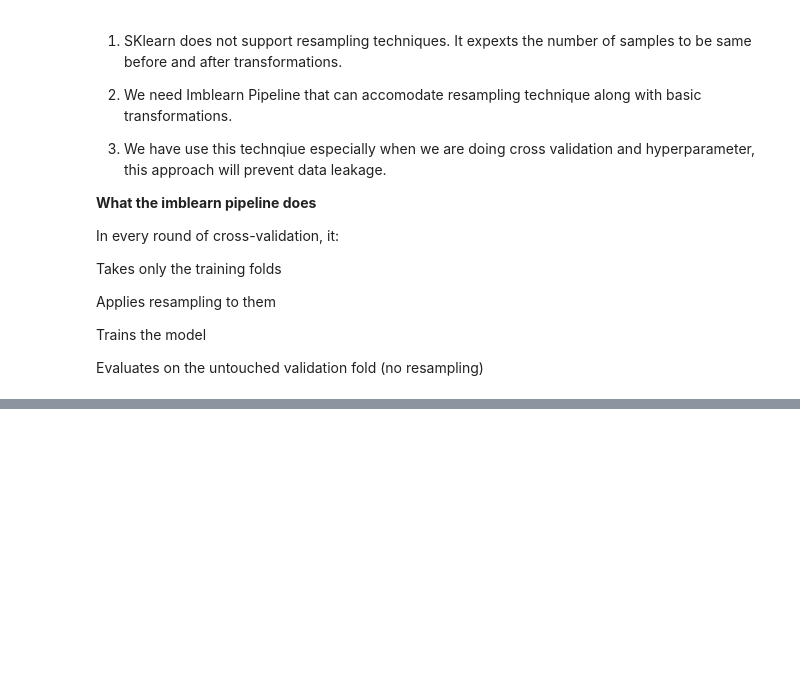
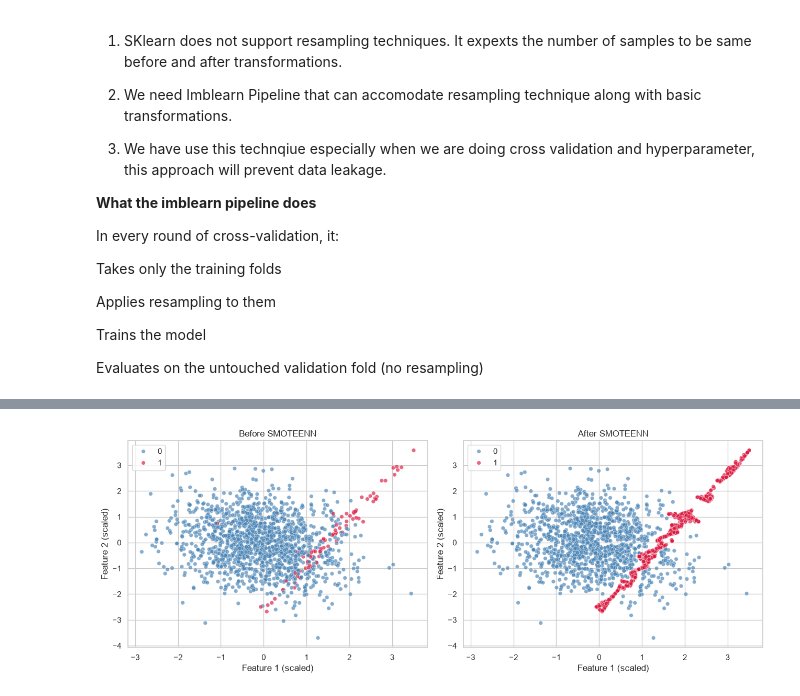
Before and after one commit to AvanindraBose/ML-Zodiac, a Jupyter notebook: ImbalancedDataset/hybrid_Sampling.ipynb, the cells around one changed output, grey strips where cells are left out. Cells and saved outputs as stored; diff of their text form; code cells hidden in the pictures; blank space fills up the shorter version.

```diff
--- a/ImbalancedDataset/hybrid_Sampling.ipynb
+++ b/ImbalancedDataset/hybrid_Sampling.ipynb
@@ -465,0 +479,15 @@ Evaluates on the untouched validation fold (no resampling)
+# %%
+from imblearn.combine import SMOTEENN
+
+smoteenn = SMOTEENN(random_state=42)
+
+X_train_enn, y_train_enn = smoteenn.fit_resample(
+    X_train_scaled,
+    y_train
+)
+
+print("Before SMOTEENN:")
+print(pd.Series(y_train).value_counts().sort_index())
+
+print("\nAfter SMOTEENN:")
+print(pd.Series(y_train_enn).value_counts().sort_index())
@@ -465,0 +504,35 @@ Evaluates on the untouched validation fold (no resampling)
+# %%
+fig, axes = plt.subplots(1, 2, figsize=(13, 5))
+
+# Before SMOTEENN
+sns.scatterplot(
+    x=X_train_scaled[:, 0],
+    y=X_train_scaled[:, 1],
+    hue=y_train,
+    palette={0: "steelblue", 1: "crimson"},
+    alpha=0.65,
+    s=30,
+    ax=axes[0]
+)
+axes[0].set_title("Before SMOTEENN")
+axes[0].set_xlabel("Feature 1 (scaled)")
+axes[0].set_ylabel("Feature 2 (scaled)")
+
+# After SMOTEENN
+sns.scatterplot(
+    x=X_train_enn[:, 0],
+    y=X_train_enn[:, 1],
+    hue=y_train_enn,
+    palette={0: "steelblue", 1: "crimson"},
+    alpha=0.65,
+    s=30,
+    ax=axes[1]
+)
+axes[1].set_title("After SMOTEENN")
+axes[1].set_xlabel("Feature 1 (scaled)")
+axes[1].set_ylabel("Feature 2 (scaled)")
+
+plt.tight_layout()
+plt.show()
+# %% [output]
+[figure, added]
```
Also changed, not shown: parts of 7 cells of this notebook.
